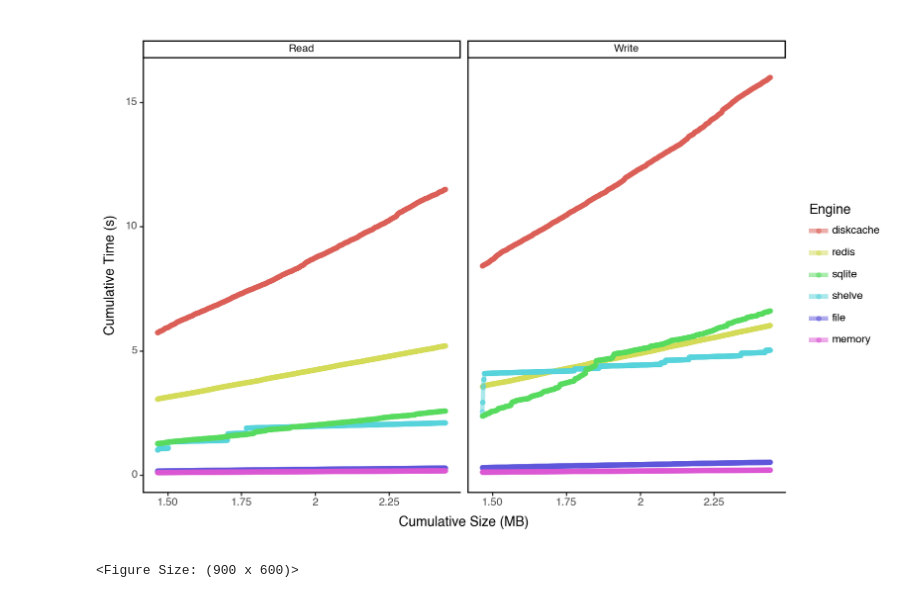
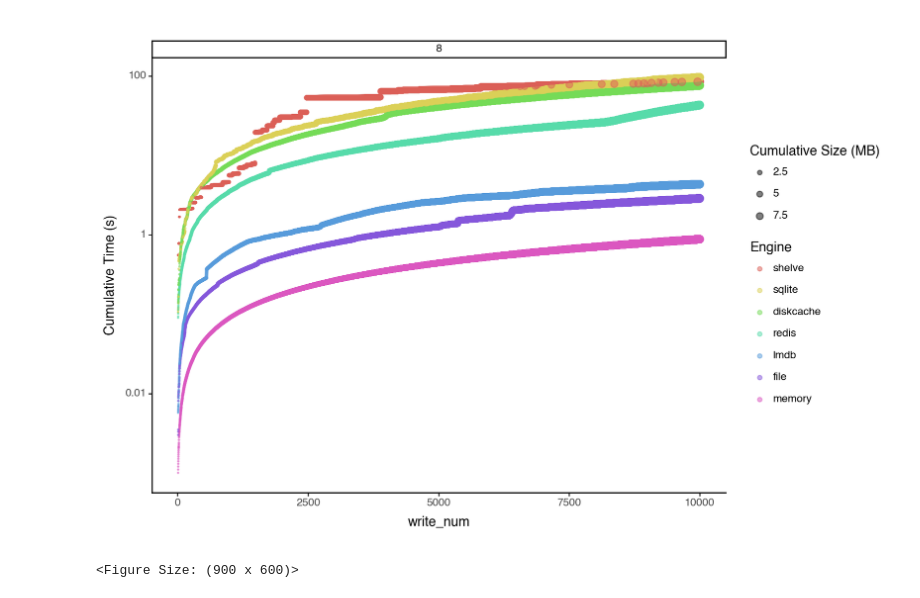
Before and after one commit to quadrismegistus/hashstash, a Jupyter notebook: notebooks/dev_performance.ipynb, the cells around one changed output. Cells and saved outputs as stored; diff of their text form; code cells hidden in the pictures.

```diff
--- a/notebooks/dev_performance.ipynb
+++ b/notebooks/dev_performance.ipynb
@@ -31,17 +66,22 @@ df
 # %%
 def plot(
-    df,
+    profiler,
     x="write_total_size",
     y="write_total_time",
     shape=None,
     color="Engine",
     facet=None,
     group_by=["Engine", "write_num_bin", "Num Processes"],
+    operations={'Read','Write'},
+    size_by='Cumulative Size (MB)',
+    **profile_kwargs
 ):
     p9.options.figure_size = 9, 6
-    df = df.reset_index()
-    df['write_num_bin'] = df['write_num'] // 10 * 10
-    figdf = df.groupby(group_by).mean(numeric_only=True).reset_index()
+    figdf=profiler.profile_df(group_by=group_by, operations=operations,**profile_kwargs).reset_index()
+    figdf=figdf[figdf['write_num']>=10]
+
+    # df = df.reset_index()
+    # df['write_num_bin'] = df['write_num'] // 10 * 10
     # return figdf.sample(frac=1)
     fig = p9.ggplot(
         figdf,
@@ -50,10 +90,10 @@ def plot(
             y=y,
             # shape=shape,
             color=color,
-            # size='write_num'
+            size=size_by
         ),
     )
-    fig += p9.geom_line(alpha=0.5, size=2)
+    # fig += p9.geom_line(alpha=0.5)
     fig += p9.geom_point(alpha=0.5)
     # fig += p9.geom_smooth()
     engine_order = figdf.groupby("Engine")[y].mean().sort_values(ascending=False).index
@@ -62,20 +102,24 @@ def plot(
         fig += p9.facet_wrap(facet, nrow=1)
     # fig += p9.facet_grid('Num Processes~Size (B)')
     # fig += p9.scale_x_log10()
-    # fig += p9.scale_y_log10()
+    fig += p9.scale_y_log10()
     fig += p9.theme_classic()
-    # fig += p9.scale_size_continuous(range=(1,5))
+    fig += p9.scale_size_continuous(range=(.1,3))
     return fig
 # %%
-plot(df,
-     x='Cumulative Size (MB)',
+plot(profiler,
+    #  x='Cumulative Size (MB)',
+     x='write_num',
      y='Cumulative Time (s)',
-     group_by=["Engine", "write_num", "Operation"],
+     size_by='Cumulative Size (MB)',
+     group_by=["Engine", "write_num", "Num Processes"],
      color='Engine',
-     facet='Operation'
+     facet='Num Processes',
+     operations={'Write'},
+     **profile_kwargs
 )#.query('Engine=="memory"').sort_values('Speed (MB/s)')
 # %% [output]
-[figure, old version]
+[figure, new version]
 <Figure Size: (900 x 600)>
 # %%
 # # !pip install -U pip wheel
```
Also changed, not shown: parts of 3 cells of this notebook, 10 other files.
